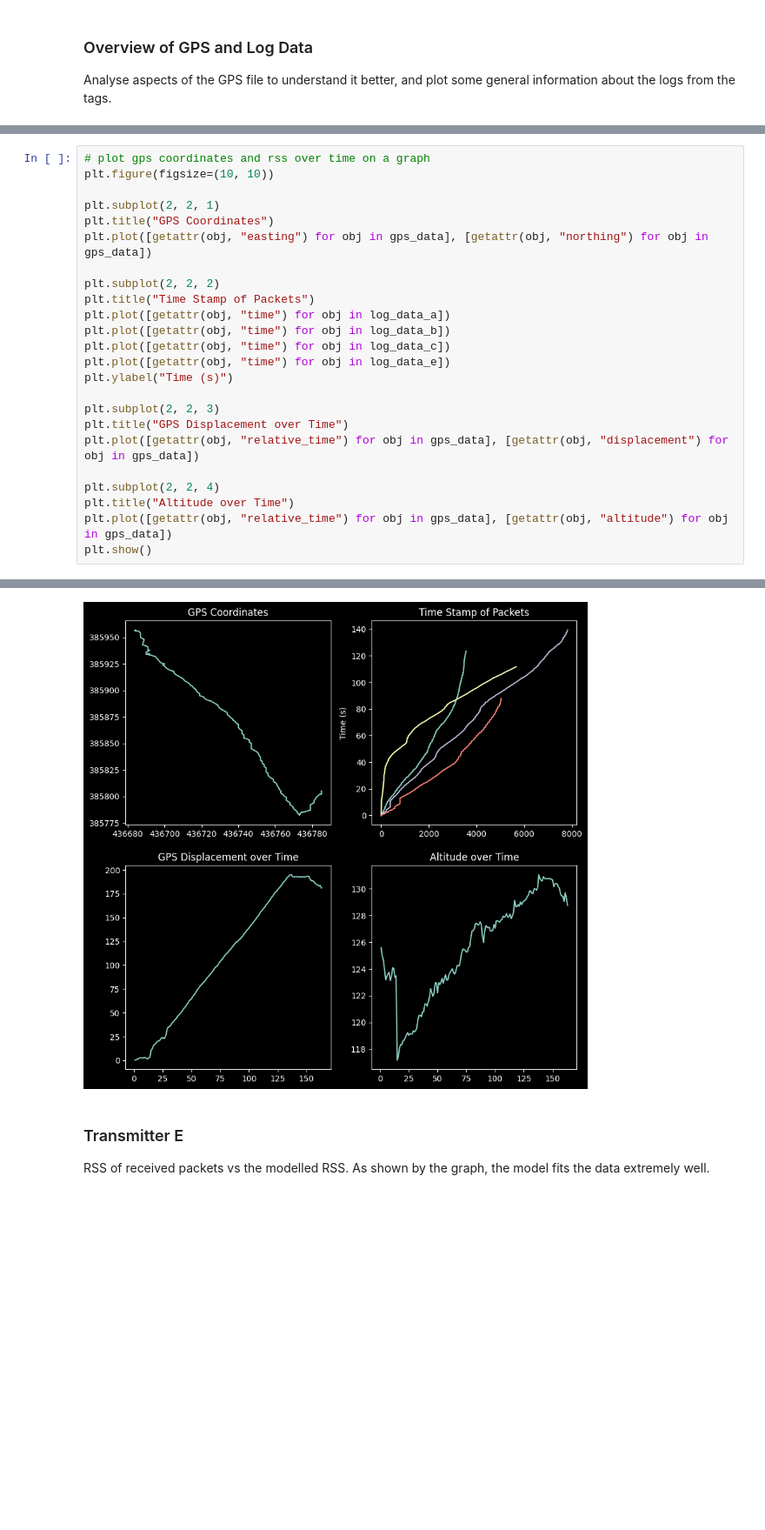
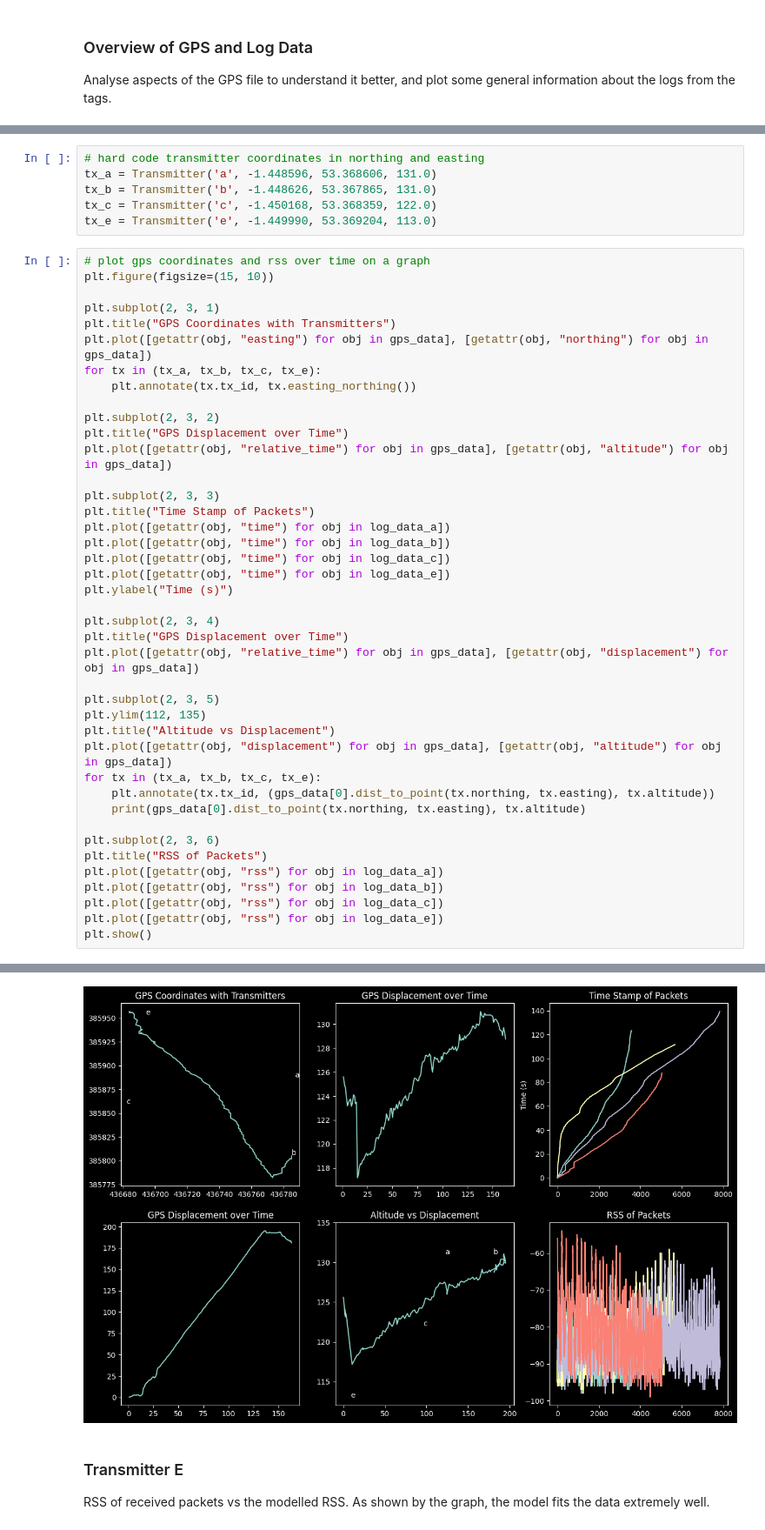
Before and after one commit to SheffieldMLtracking/BLEanalysis, a Jupyter notebook: jupyter/Finley/FSPL.ipynb, the cells around one changed output, grey strips where cells are left out. Shown at 87% size. Saved outputs shown, nothing was run; the diff lists cells and outputs as text; blank space fills up the shorter version.

Commit message:
Create Transmitter class and add them to graphs

```diff
--- a/jupyter/Finley/FSPL.ipynb
+++ b/jupyter/Finley/FSPL.ipynb
@@ -141,14 +141,26 @@ BlePacket.parse_log: transmitter: e time range: 1641662.0 to 1729464.0 (87.802s
 Starting: time 1742989823.000085, northing 385956.124, easting 436685.23, alt: 125.715
 GpsLog.parse_csv: time range is 162.999s, end displacement: 181.113m, end altitude difference: 3.044m
+# %%
+# hard code transmitter coordinates in northing and easting
+tx_a = Transmitter('a', -1.448596, 53.368606, 131.0)
+tx_b = Transmitter('b', -1.448626, 53.367865, 131.0)
+tx_c = Transmitter('c', -1.450168, 53.368359, 122.0)
+tx_e = Transmitter('e', -1.449990, 53.369204, 113.0)
 # %%
 # plot gps coordinates and rss over time on a graph
-plt.figure(figsize=(10, 10))
+plt.figure(figsize=(15, 10))
 
-plt.subplot(2, 2, 1)
-plt.title("GPS Coordinates")
+plt.subplot(2, 3, 1)
+plt.title("GPS Coordinates with Transmitters")
 plt.plot([getattr(obj, "easting") for obj in gps_data], [getattr(obj, "northing") for obj in gps_data])
+for tx in (tx_a, tx_b, tx_c, tx_e):
+    plt.annotate(tx.tx_id, tx.easting_northing())
 
-plt.subplot(2, 2, 2)
+plt.subplot(2, 3, 2)
+plt.title("GPS Displacement over Time")
+plt.plot([getattr(obj, "relative_time") for obj in gps_data], [getattr(obj, "altitude") for obj in gps_data])
+
+plt.subplot(2, 3, 3)
 plt.title("Time Stamp of Packets")
 plt.plot([getattr(obj, "time") for obj in log_data_a])
 plt.plot([getattr(obj, "time") for obj in log_data_b])
@@ -156,12 +168,23 @@ plt.plot([getattr(obj, "time") for obj in log_data_c])
 plt.plot([getattr(obj, "time") for obj in log_data_e])
 plt.ylabel("Time (s)")
 
-plt.subplot(2, 2, 3)
+plt.subplot(2, 3, 4)
 plt.title("GPS Displacement over Time")
 plt.plot([getattr(obj, "relative_time") for obj in gps_data], [getattr(obj, "displacement") for obj in gps_data])
 
-plt.subplot(2, 2, 4)
-plt.title("Altitude over Time")
-plt.plot([getattr(obj, "relative_time") for obj in gps_data], [getattr(obj, "altitude") for obj in gps_data])
+plt.subplot(2, 3, 5)
+plt.ylim(112, 135)
+plt.title("Altitude vs Displacement")
+plt.plot([getattr(obj, "displacement") for obj in gps_data], [getattr(obj, "altitude") for obj in gps_data])
+for tx in (tx_a, tx_b, tx_c, tx_e):
+    plt.annotate(tx.tx_id, (gps_data[0].dist_to_point(tx.northing, tx.easting), tx.altitude))
+    print(gps_data[0].dist_to_point(tx.northing, tx.easting), tx.altitude)
+
+plt.subplot(2, 3, 6)
+plt.title("RSS of Packets")
+plt.plot([getattr(obj, "rss") for obj in log_data_a])
+plt.plot([getattr(obj, "rss") for obj in log_data_b])
+plt.plot([getattr(obj, "rss") for obj in log_data_c])
+plt.plot([getattr(obj, "rss") for obj in log_data_e])
 plt.show()
 # %% [output]
@@ -168,4 +195,4 @@ plt.show()
-[figure, old version]
+[figure, new version]
 # %% [markdown]
 ### Transmitter E
 
```
Also changed, not shown: parts of 5 cells of this notebook, 1 other file.
